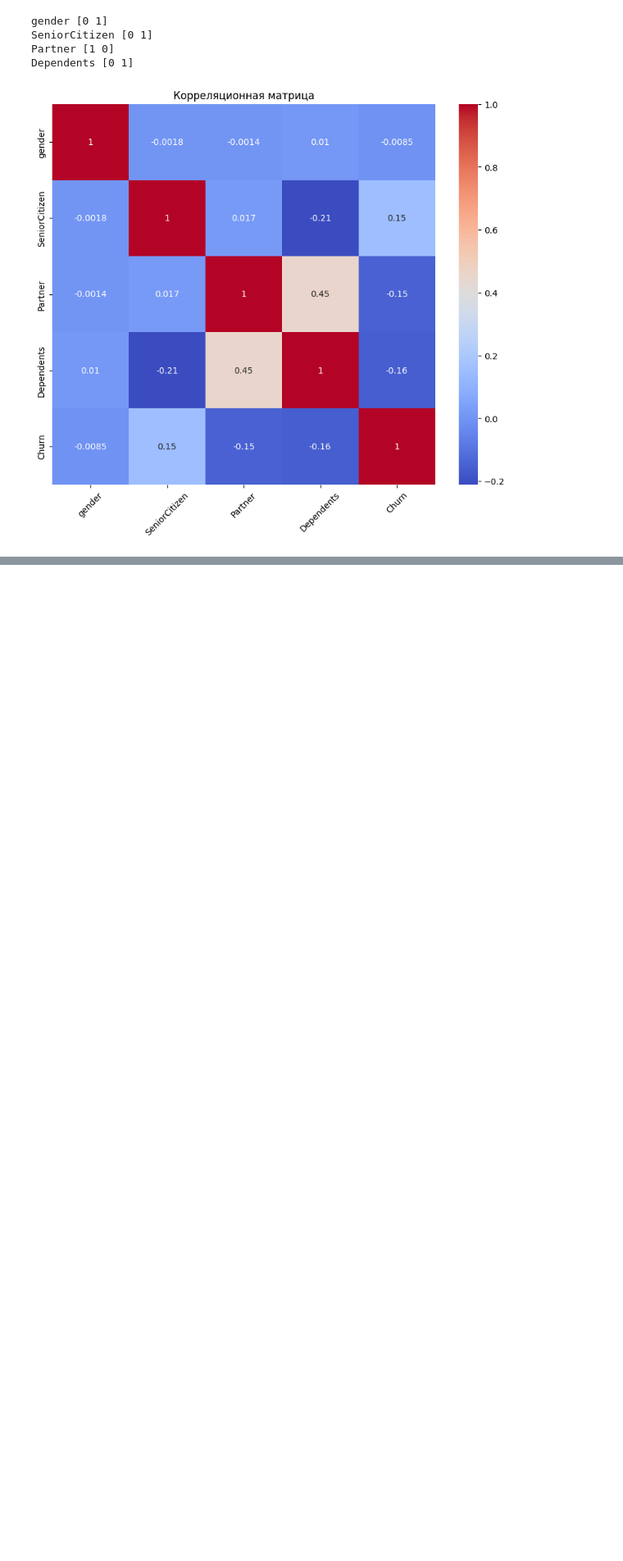
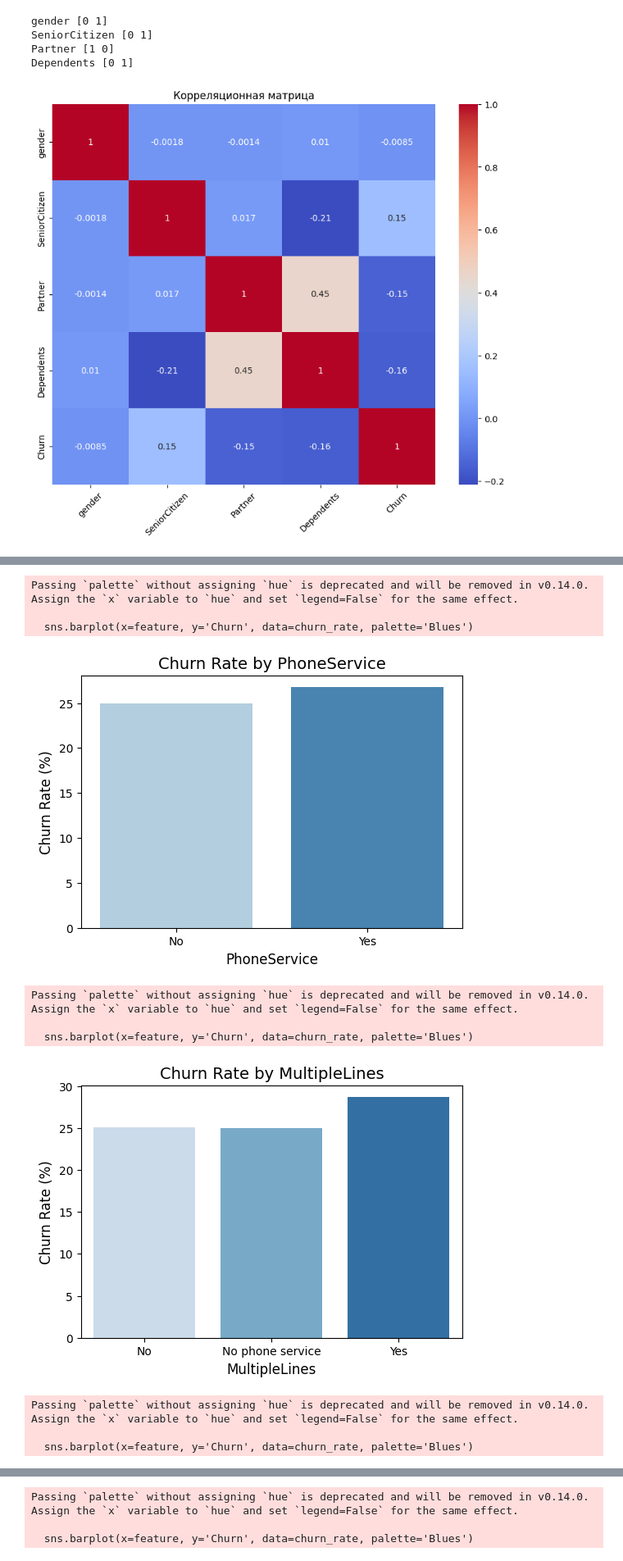
Before and after one commit to DinIskakov/Customer-Churn, a Jupyter notebook: churn.ipynb, the cells around one changed output, grey strips where cells are left out. Shown: that part at 82% size. Saved outputs shown, nothing was run; the diff lists cells and outputs as text; code cells hidden in the pictures; blank space fills up the shorter version.

Commit message:
Add behavioral features comparison

```diff
--- a/churn.ipynb
+++ b/churn.ipynb
@@ -206,3 +194,11 @@ Month-to-month    3875
 Two year          1685
 One year          1472
 Name: count, dtype: int64
+# %%
+ordinal = {'Month-to-month': 0, 'One year': 1, 'Two year': 2}
+data['Contract'] = data['Contract'].replace(ordinal)
+
+correlation = data['Contract'].corr(data['Churn'])
+print(correlation)
+#A value of -0.4 suggest a moderate correlation, so we can assume
+#that our assumption of Contract being an ordinal variable was correct
@@ -208,0 +207,11 @@ Name: count, dtype: int64
+# %%
+#Lists of demografical and behavioral features to analyse against our target variable
+#Excluding what we analysed previously
+demographic = ["gender", "SeniorCitizen", "Partner", "Dependents"]
+behavioral = ["PhoneService", "MultipleLines", "InternetService", "OnlineSecurity",
+              "OnlineBackup", "DeviceProtection", "TechSupport", "StreamingTV", "StreamingMovies",
+              "PaperlessBilling", "PaymentMethod"]
+
+#The one hot encoding in the next code box will create new columns so we will make a copy to help us
+#visualize the relevance of the feature later on
+data_behavioral = data[behavioral + ['Churn']].copy()
@@ -312,0 +323,31 @@ Dependents 0.17442482611021937
+# %%
+'''
+demographic = ["gender", "SeniorCitizen", "Partner", "Dependents"]
+behavioral = ["PhoneService", "MultipleLines", "InternetService", "OnlineSecurity",
+              "OnlineBackup", "DeviceProtection", "TechSupport", "StreamingTV", "StreamingMovies",
+              "PaperlessBilling", "PaymentMethod"]
+'''
+
+for feature in behavioral:
+    churn_rate = data_behavioral.groupby(feature)['Churn'].mean().reset_index()
+    churn_rate['Churn'] = churn_rate['Churn'] * 100
+    plt.figure(figsize=(6, 4))
+    sns.barplot(x=feature, y='Churn', data=churn_rate, palette='Blues')
+    plt.title(f"Churn Rate by {feature}", fontsize=14)
+    plt.xlabel(feature, fontsize=12)
+    plt.ylabel("Churn Rate (%)", fontsize=12)
+    plt.show()
+
+#data_behavioral.head()
+# %% [output]
+Passing `palette` without assigning `hue` is deprecated and will be removed in v0.14.0. Assign the `x` variable to `hue` and set `legend=False` for the same effect.
+
+  sns.barplot(x=feature, y='Churn', data=churn_rate, palette='Blues')
+[figure, added]
+Passing `palette` without assigning `hue` is deprecated and will be removed in v0.14.0. Assign the `x` variable to `hue` and set `legend=False` for the same effect.
+
+  sns.barplot(x=feature, y='Churn', data=churn_rate, palette='Blues')
+[figure, added]
+Passing `palette` without assigning `hue` is deprecated and will be removed in v0.14.0. Assign the `x` variable to `hue` and set `legend=False` for the same effect.
+
+  sns.barplot(x=feature, y='Churn', data=churn_rate, palette='Blues')
@@ -312,0 +355,3 @@ Dependents 0.17442482611021937
+Passing `palette` without assigning `hue` is deprecated and will be removed in v0.14.0. Assign the `x` variable to `hue` and set `legend=False` for the same effect.
+
+  sns.barplot(x=feature, y='Churn', data=churn_rate, palette='Blues')
```
Also changed, not shown: parts of 8 cells of this notebook.
